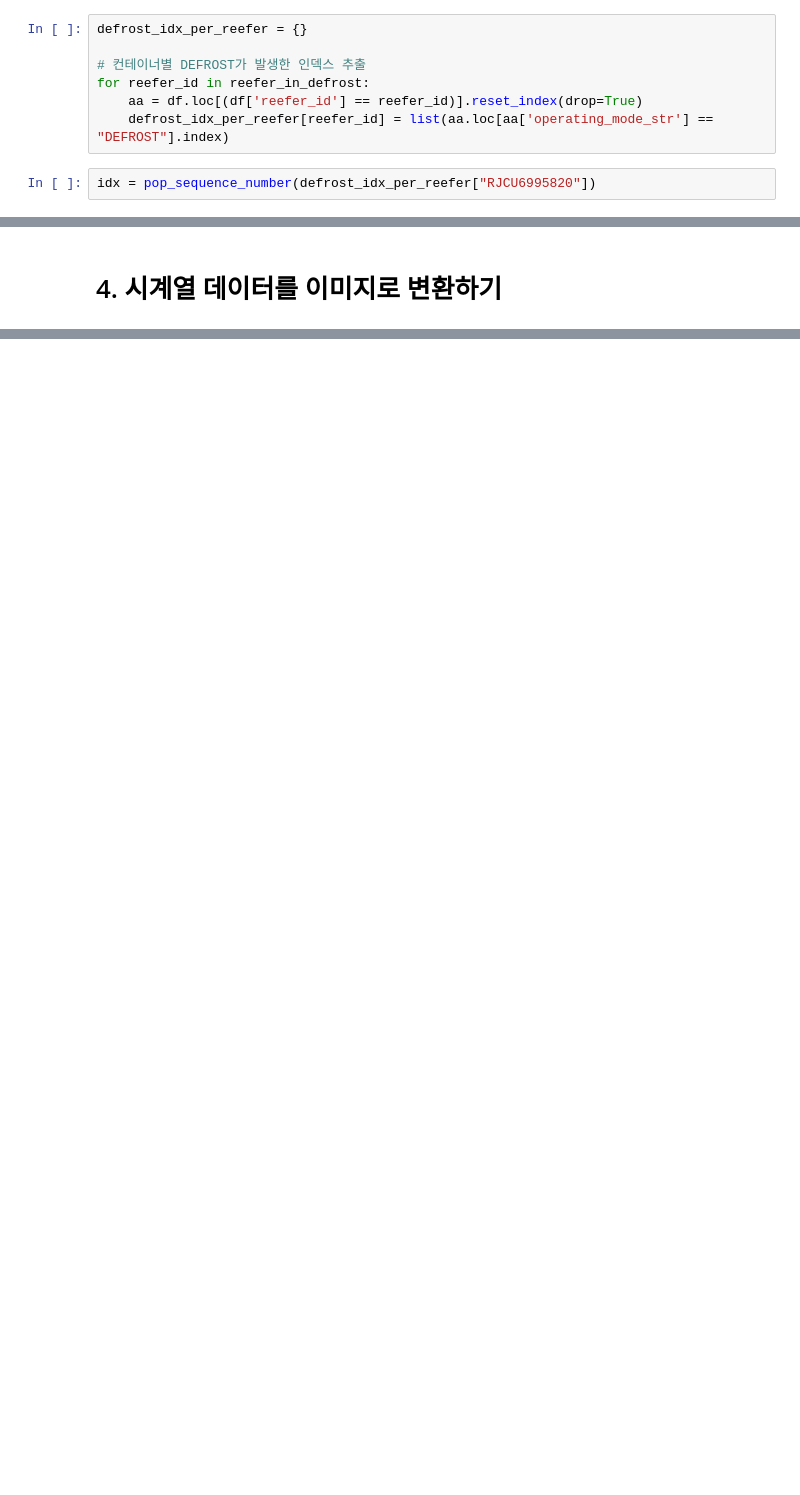
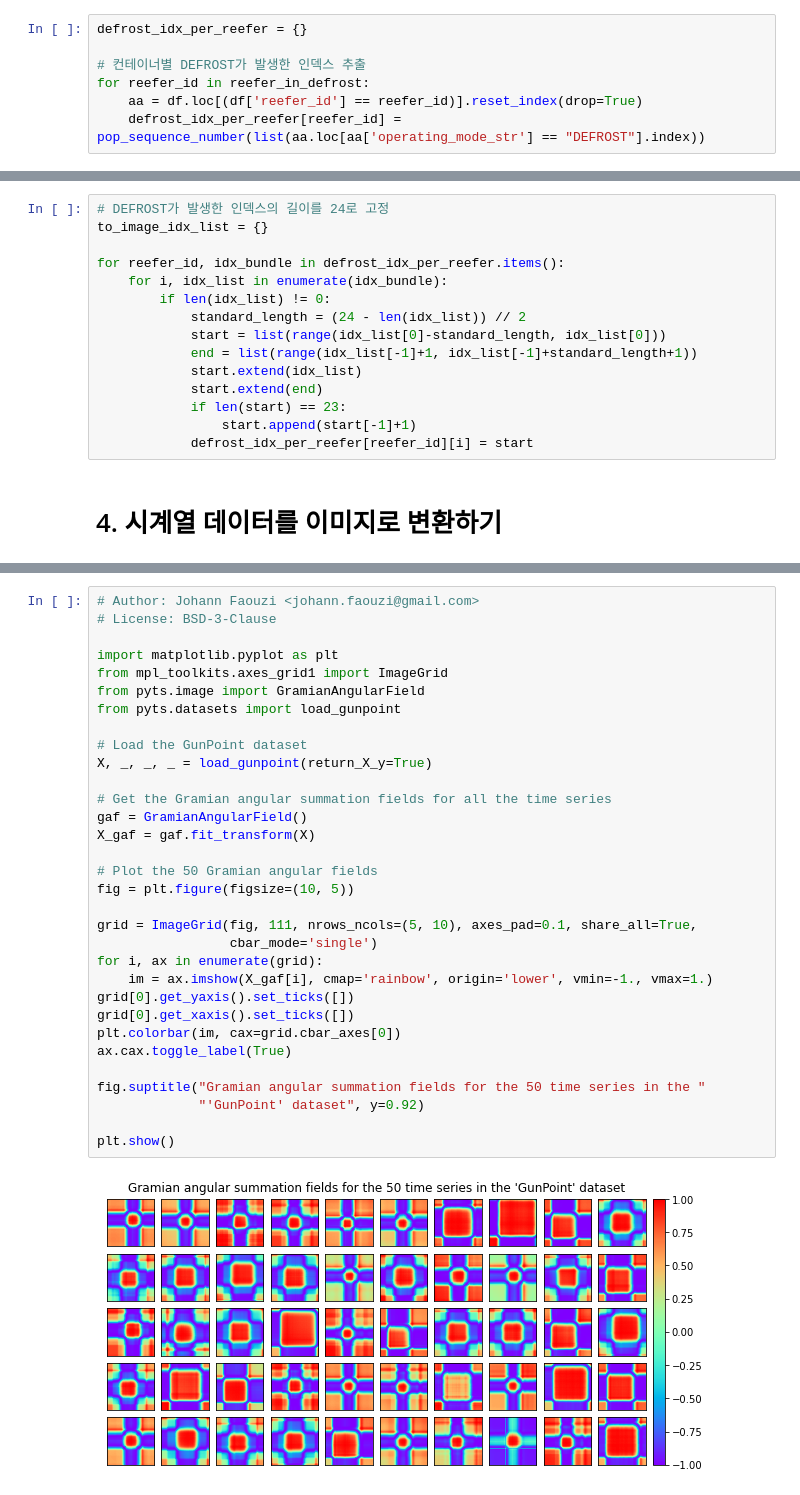
Before and after one commit to SPACEPORT-COLD-STORAGE/workspace, a Jupyter notebook: 02_data_preprocessing.ipynb, the cells around one changed output, grey strips where cells are left out. Cells and saved outputs as stored; diff of their text form; blank space fills up the shorter version.

```diff
--- a/02_data_preprocessing.ipynb
+++ b/02_data_preprocessing.ipynb
@@ -171,6 +172,4 @@ defrost_idx_per_reefer = {}
 # 컨테이너별 DEFROST가 발생한 인덱스 추출
 for reefer_id in reefer_in_defrost:
     aa = df.loc[(df['reefer_id'] == reefer_id)].reset_index(drop=True)
-    defrost_idx_per_reefer[reefer_id] = list(aa.loc[aa['operating_mode_str'] == "DEFROST"].index)
+    defrost_idx_per_reefer[reefer_id] = pop_sequence_number(list(aa.loc[aa['operating_mode_str'] == "DEFROST"].index))
-# %%
-idx = pop_sequence_number(defrost_idx_per_reefer["RJCU6995820"])
@@ -197,2 +201,17 @@ len(idx)
+# %%
+# DEFROST가 발생한 인덱스의 길이를 24로 고정
+to_image_idx_list = {}
+
+for reefer_id, idx_bundle in defrost_idx_per_reefer.items():
+    for i, idx_list in enumerate(idx_bundle):
+        if len(idx_list) != 0:
+            standard_length = (24 - len(idx_list)) // 2
+            start = list(range(idx_list[0]-standard_length, idx_list[0]))
+            end = list(range(idx_list[-1]+1, idx_list[-1]+standard_length+1))
+            start.extend(idx_list)
+            start.extend(end)
+            if len(start) == 23:
+                start.append(start[-1]+1)
+            defrost_idx_per_reefer[reefer_id][i] = start
 # %% [markdown]
 # 4. 시계열 데이터를 이미지로 변환하기
@@ -202,0 +220,34 @@ len(idx)
+# %%
+# Author: Johann Faouzi <johann.faouzi@gmail.com>
+# License: BSD-3-Clause
+
+import matplotlib.pyplot as plt
+from mpl_toolkits.axes_grid1 import ImageGrid
+from pyts.image import GramianAngularField
+from pyts.datasets import load_gunpoint
+
+# Load the GunPoint dataset
+X, _, _, _ = load_gunpoint(return_X_y=True)
+
+# Get the Gramian angular summation fields for all the time series
+gaf = GramianAngularField()
+X_gaf = gaf.fit_transform(X)
+
+# Plot the 50 Gramian angular fields
+fig = plt.figure(figsize=(10, 5))
+
+grid = ImageGrid(fig, 111, nrows_ncols=(5, 10), axes_pad=0.1, share_all=True,
+                 cbar_mode='single')
+for i, ax in enumerate(grid):
+    im = ax.imshow(X_gaf[i], cmap='rainbow', origin='lower', vmin=-1., vmax=1.)
+grid[0].get_yaxis().set_ticks([])
+grid[0].get_xaxis().set_ticks([])
+plt.colorbar(im, cax=grid.cbar_axes[0])
+ax.cax.toggle_label(True)
+
+fig.suptitle("Gramian angular summation fields for the 50 time series in the "
+             "'GunPoint' dataset", y=0.92)
+
+plt.show()
+# %% [output]
+[figure, added]
```
Also changed, not shown: parts of 15 cells of this notebook, 2 other files.
